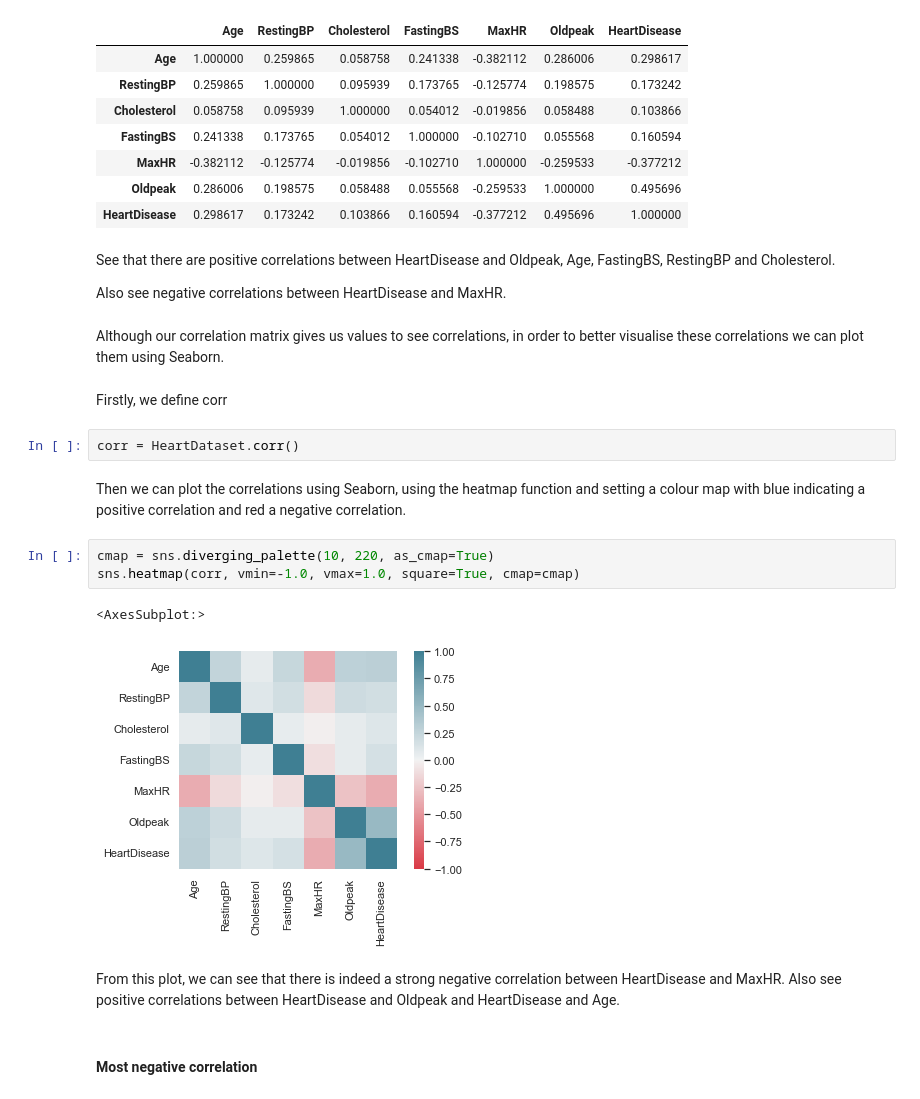
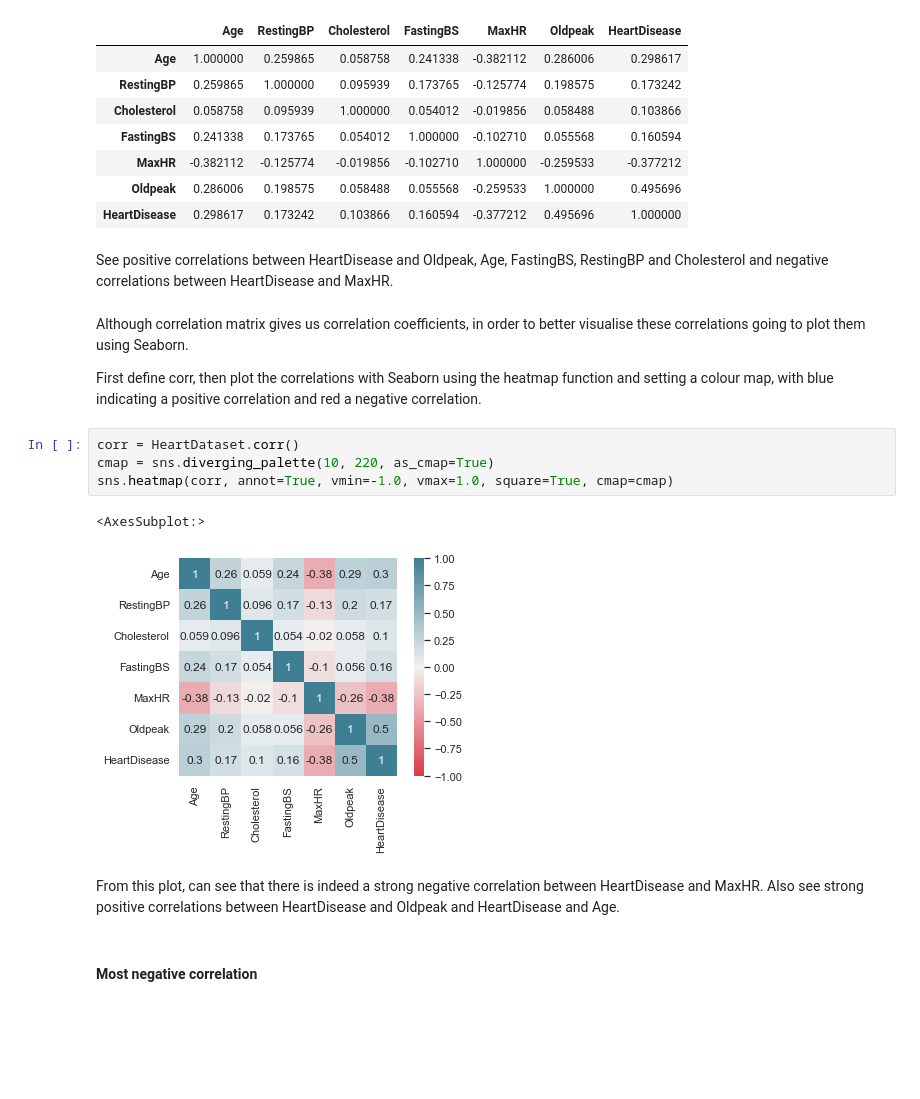
Before and after one commit to EmilyStonelake/DataScience_2021, a Jupyter notebook: DataScienceAssessment.ipynb, the cells around one changed output. Saved outputs shown, nothing was run; the diff lists cells and outputs as text; blank space fills up the shorter version.

```diff
--- a/DataScienceAssessment.ipynb
+++ b/DataScienceAssessment.ipynb
@@ -196,24 +197,19 @@ HeartDataset.corr()
 | Oldpeak | 0.286006 | 0.198575 | 0.058488 | 0.055568 | -0.259533 | 1.000000 | 0.495696 |
 | HeartDisease | 0.298617 | 0.173242 | 0.103866 | 0.160594 | -0.377212 | 0.495696 | 1.000000 |
 # %% [markdown]
-See that there are positive correlations between HeartDisease and Oldpeak, Age, FastingBS, RestingBP and Cholesterol.
-
-Also see negative correlations between HeartDisease and MaxHR.
+See positive correlations between HeartDisease and Oldpeak, Age, FastingBS, RestingBP and Cholesterol and negative correlations between HeartDisease and MaxHR.
-# %% [markdown]
-Although our correlation matrix gives us values to see correlations, in order to better visualise these correlations we can plot them using Seaborn.
-# %% [markdown]
-Firstly, we define corr
+# %% [markdown]
+Although correlation matrix gives us correlation coefficients, in order to better visualise these correlations going to plot them using Seaborn.
+
+First define corr, then plot the correlations with Seaborn using the heatmap function and setting a colour map, with blue indicating a positive correlation and red a negative correlation.
 # %%
 corr = HeartDataset.corr()
+cmap = sns.diverging_palette(10, 220, as_cmap=True)
+sns.heatmap(corr, annot=True, vmin=-1.0, vmax=1.0, square=True, cmap=cmap)
+# %% [output]
+<AxesSubplot:>
+[figure, added]
-# %% [markdown]
-Then we can plot the correlations using Seaborn, using the heatmap function and setting a colour map with blue indicating a positive correlation and red a negative correlation.
-# %%
-cmap = sns.diverging_palette(10, 220, as_cmap=True)
-sns.heatmap(corr, vmin=-1.0, vmax=1.0, square=True, cmap=cmap)
-# %% [output]
-<AxesSubplot:>
-[figure, removed]
 # %% [markdown]
-From this plot, we can see that there is indeed a strong negative correlation between HeartDisease and MaxHR. Also see positive correlations between HeartDisease and Oldpeak and HeartDisease and Age.
+From this plot, can see that there is indeed a strong negative correlation between HeartDisease and MaxHR. Also see strong positive correlations between HeartDisease and Oldpeak and HeartDisease and Age.
 # %% [markdown]
 #### Most negative correlation
```
Also changed, not shown: parts of 105 cells of this notebook, 1 other file.
